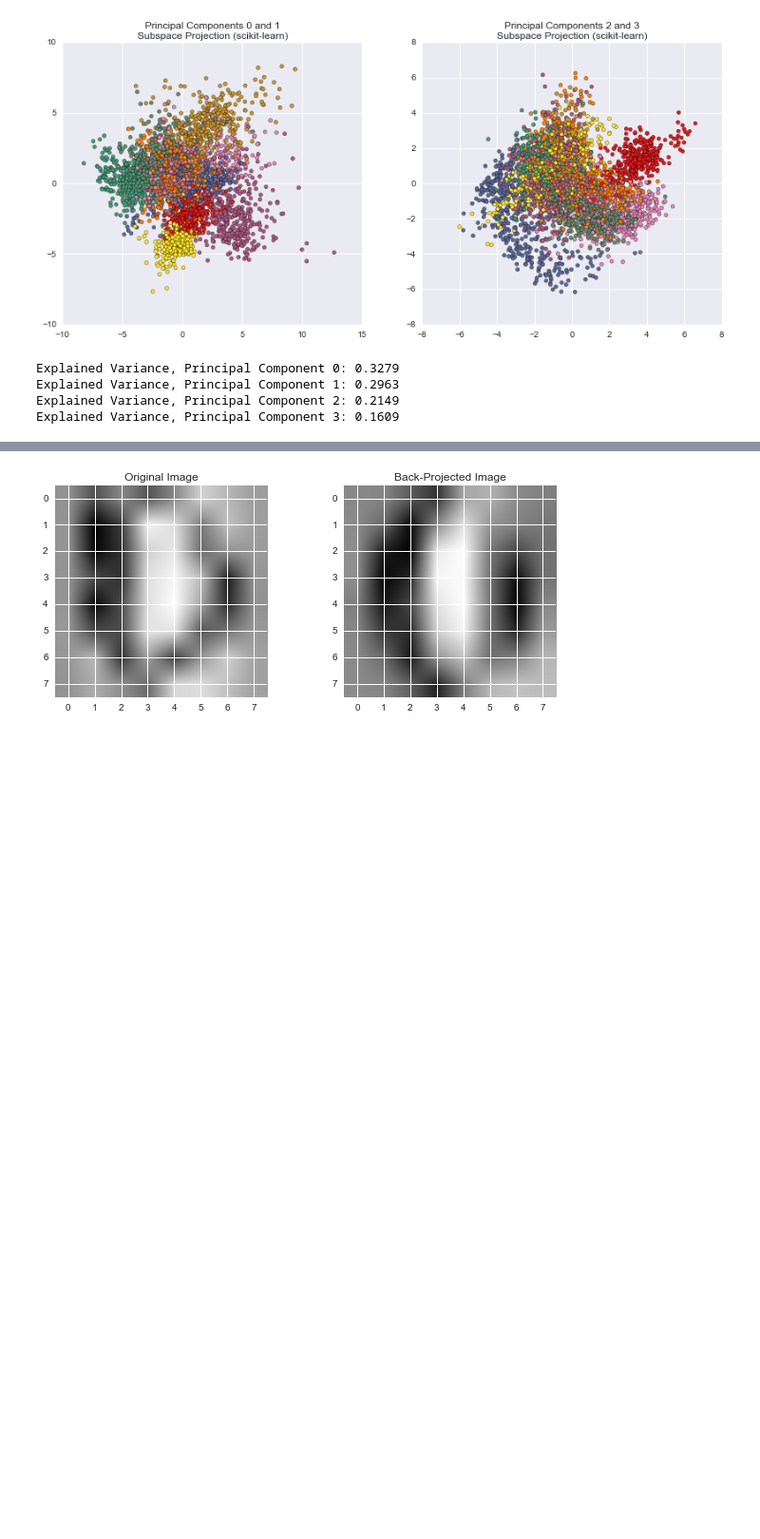
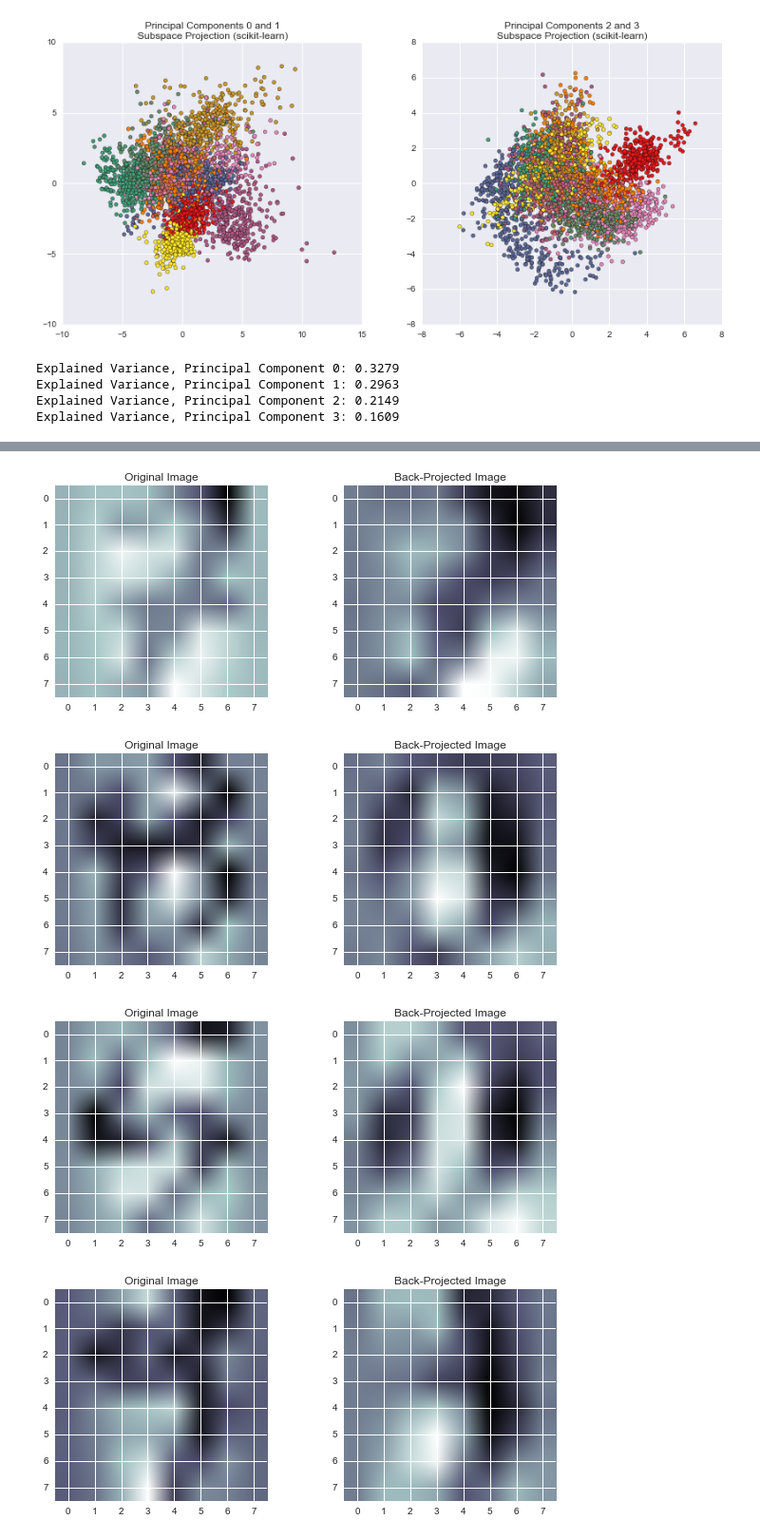
Before and after one commit to charlesreid1/circe, a Jupyter notebook: Digit Classification - PCA.ipynb, the cells around one changed output, grey strips where cells are left out. Shown at 95% size. Saved outputs shown, nothing was run; the diff lists cells and outputs as text; code cells hidden in the pictures; blank space fills up the shorter version.

```diff
--- a/NIST Digit Classification - PCA.ipynb
+++ b/Digit Classification - PCA.ipynb
@@ -530,17 +573,23 @@ By visually comparing the original and back-projected inputs, we can visually ex
 # %%
-X_digit1 = X_std[0]
-Z_digit1 = X_digit1.dot(matW)
-Xhat_digit1 = Z_digit1.dot(matW.T)
+for j in range(5):
+    X_digit = X_std[j+20]
+    Z_digit = X_digit.dot(matW)
+    Xhat_digit = Z_digit.dot(matW.T)
 
-fig = plt.figure(figsize=(10,4))
-ax1, ax2 = (fig.add_subplot(121+i) for i in range(2))
+    fig = plt.figure(figsize=(10,4))
+    ax1, ax2 = (fig.add_subplot(121+i) for i in range(2))
 
-ax1.imshow(X_digit1.reshape(8,8))
-ax1.set_title('Original Image')
+    ax1.imshow(X_digit.reshape(8,8),
+              cmap = "bone_r")
+    ax1.set_title('Original Image')
 
-ax2.imshow(Xhat_digit1.reshape(8,8))
-ax2.set_title('Back-Projected Image')
+    ax2.imshow(Xhat_digit.reshape(8,8),
+              cmap = "bone_r")
+    ax2.set_title('Back-Projected Image')
 
 plt.show()
 # %% [output]
-[figure, old version]
+[figure, new version]
+[figure, added]
+[figure, added]
+[figure, added]
```
Also changed, not shown: parts of 23 cells of this notebook, 6 other files.
